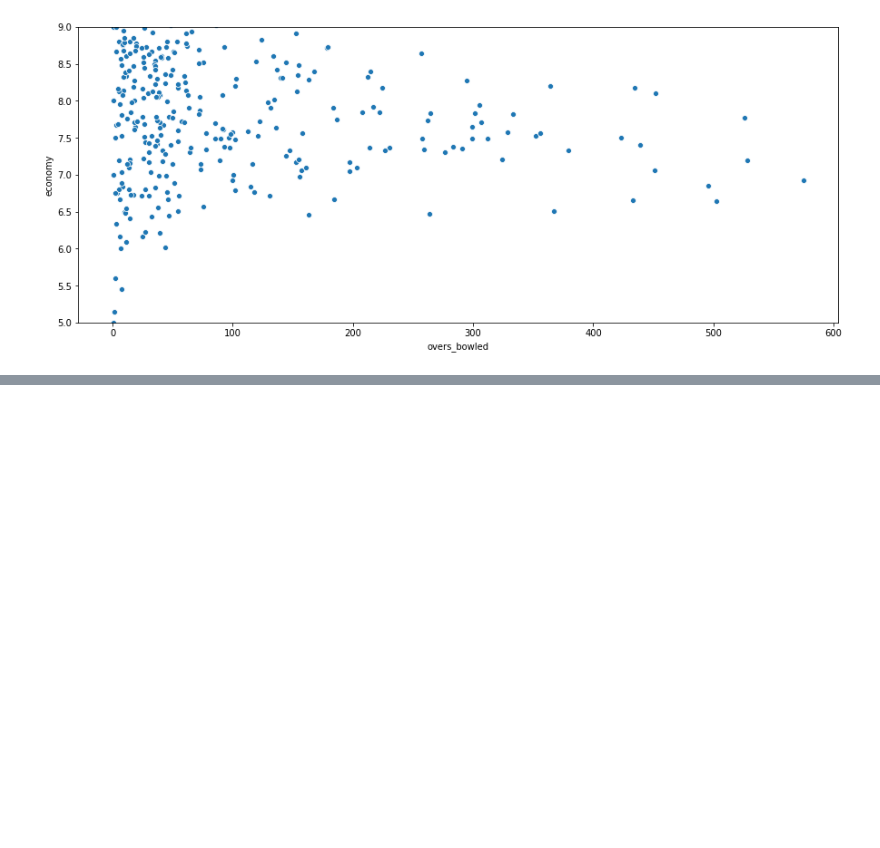
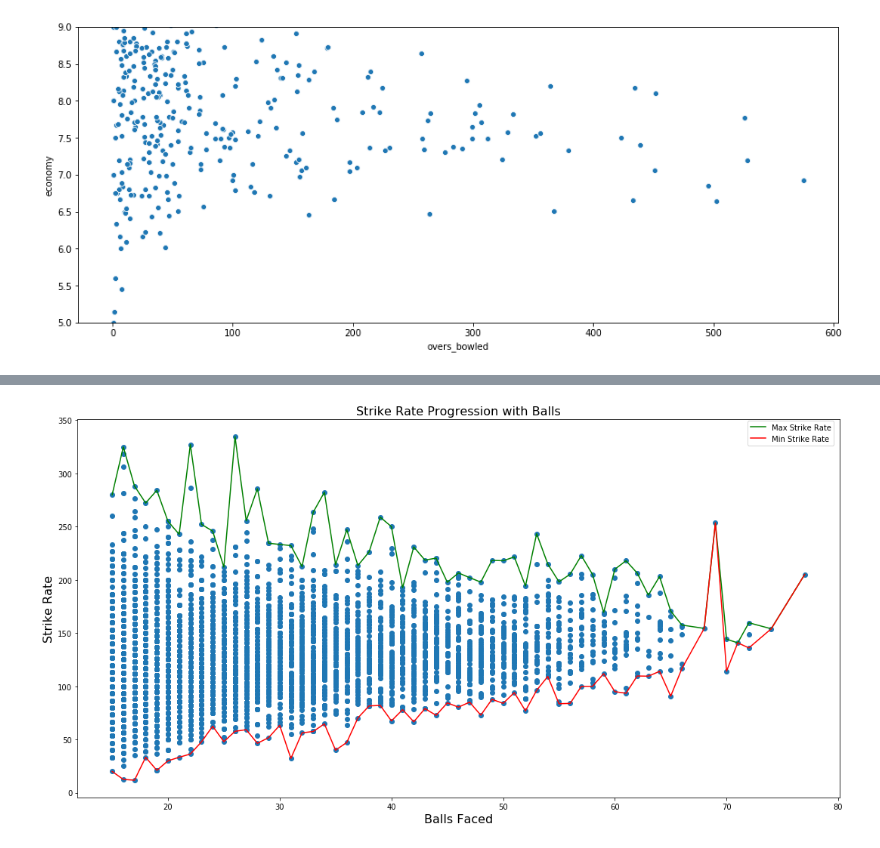
Before and after one commit to SDS7695/IPL-2008-2019-EDA, a Jupyter notebook: IPL 2008-2019 EDA.ipynb, the cells around one changed output, grey strips where cells are left out. Drawn from its saved outputs; the diff is of its cells as text; code cells hidden in the pictures; blank space fills up the shorter version.

```diff
--- a/IPL 2008-2019 EDA.ipynb
+++ b/IPL 2008-2019 EDA.ipynb
@@ -479,0 +522,22 @@ fig.set_ylim([5,9])
+# %%
+#32 strike rate progression of batsmen with respect to balls faced
+fig = plt.figure(figsize=(15,8))
+df5= deliveries.groupby(['match_id','batsman']).agg({'batsman_runs':['sum'],'ball':['count']}).reset_index()
+df5.columns = ['match_id','batsman','runs','balls']
+df5['strike_rate'] = (df5.runs/df5.balls)*100
+df5 = df5[df5.balls>=15]
+df6= df5.groupby('balls').agg({'strike_rate':['max','min']}).reset_index()
+df6.columns = ['balls','max','min']
+
+
+plot6=plt.scatter(df5.balls,df5.strike_rate)
+plt.plot(df6.balls,df6['max'],color='green',label='Max Strike Rate')
+plt.plot(df6.balls,df6['min'],color='red',label='Min Strike Rate')
+
+plt.title('Strike Rate Progression with Balls',fontsize=16)
+plt.xlabel('Balls Faced',fontsize=16)
+plt.ylabel('Strike Rate',fontsize=16)
+fig.legend(bbox_to_anchor=(0.98, 0.95),labels=('Max Strike Rate','Min Strike Rate'))
+fig.tight_layout()
+# %% [output]
+[figure, added]
```
Also changed, not shown: parts of 10 cells of this notebook.
